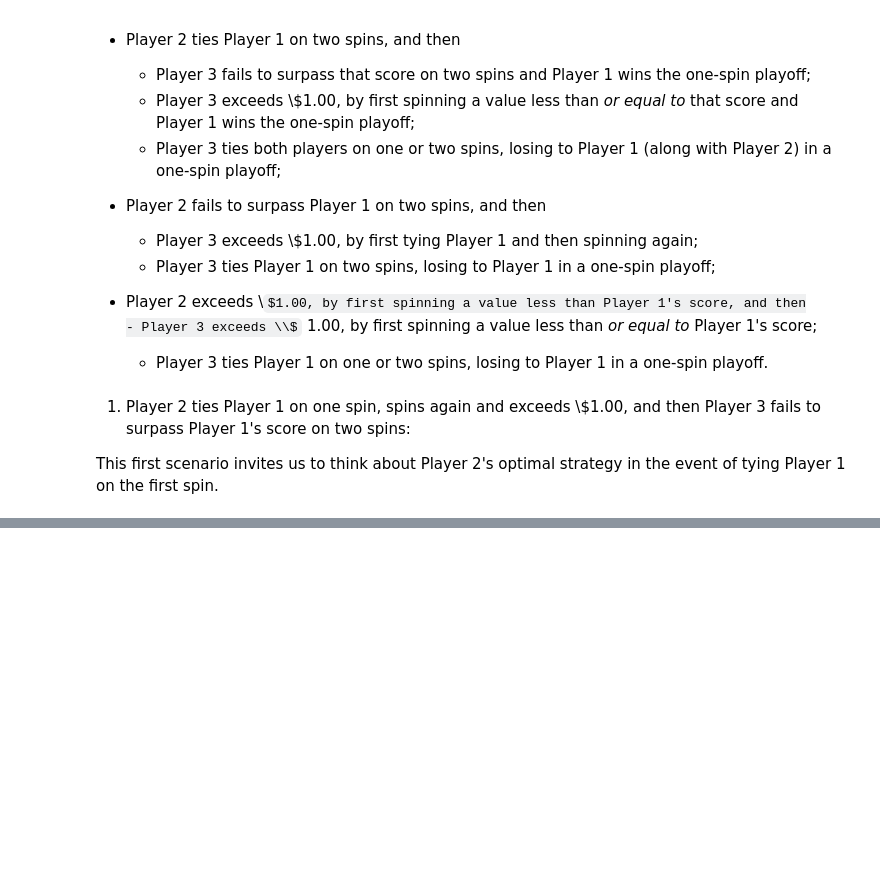
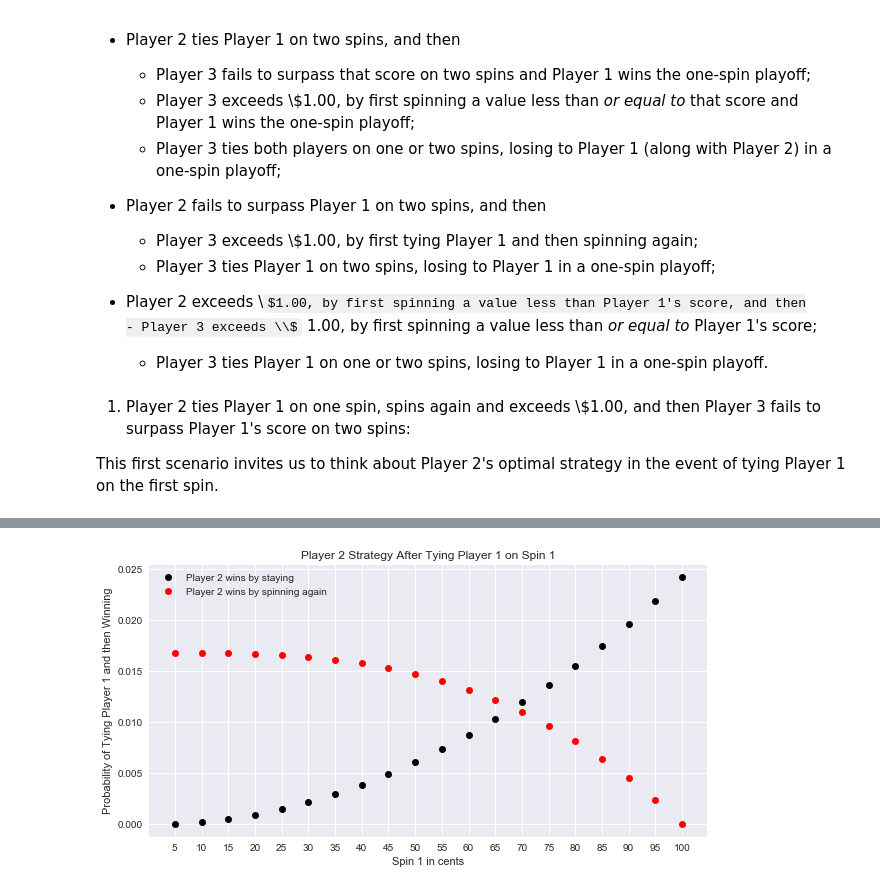
Before and after one commit to gadamico/game_show_stats, a Jupyter notebook: tpir_showcase_showdown/analysis.ipynb, the cells around one changed output, grey strips where cells are left out. Cells and saved outputs as stored; diff of their text form; code cells hidden in the pictures; some formulas as TeX source; blank space fills up the shorter version.

Commit message:
finish digression on plyr2 tying plyr1

```diff
--- a/tpir_showcase_showdown/analysis.ipynb
+++ b/tpir_showcase_showdown/analysis.ipynb
@@ -738,0 +736,10 @@ plyr2_ties_plyr1_stays_then_wins(10)
+# %%
+stays = [plyr2_ties_plyr1_stays_then_wins(plyr1) for plyr1 in np.arange(1, 21)]
+spins_again = [plyr2_ties_plyr1_spins_again_then_wins(plyr1) for plyr1 in np.arange(1, 21)]
+# %%
+probs = list(zip(stays, spins_again))
+# %%
+player2probsdf = pd.DataFrame(probs,
+             columns=['prob_win_if_stay', 'prob_win_if_spin_again'],
+            index=np.arange(5, 101, 5))
+player2probsdf
@@ -738,0 +770,17 @@ plyr2_ties_plyr1_stays_then_wins(10)
+# %%
+fig, ax = plt.subplots(figsize=(10, 5))
+
+xs = np.arange(5, 101, 5)
+
+stay_win = player2probsdf['prob_win_if_stay']
+spin_again_win = player2probsdf['prob_win_if_spin_again']
+
+ax.plot(xs, stay_win, 'ko', label='Player 2 wins by staying')
+ax.plot(xs, spin_again_win, 'ro', label='Player 2 wins by spinning again')
+ax.set_xticks(xs)
+ax.set_title('Player 2 Strategy After Tying Player 1 on Spin 1')
+ax.set_xlabel('Spin 1 in cents')
+ax.set_ylabel('Probability of Tying Player 1 and then Winning')
+plt.legend();
+# %% [output]
+[figure, added]
```
Also changed, not shown: parts of 11 cells of this notebook, 1 other file.
